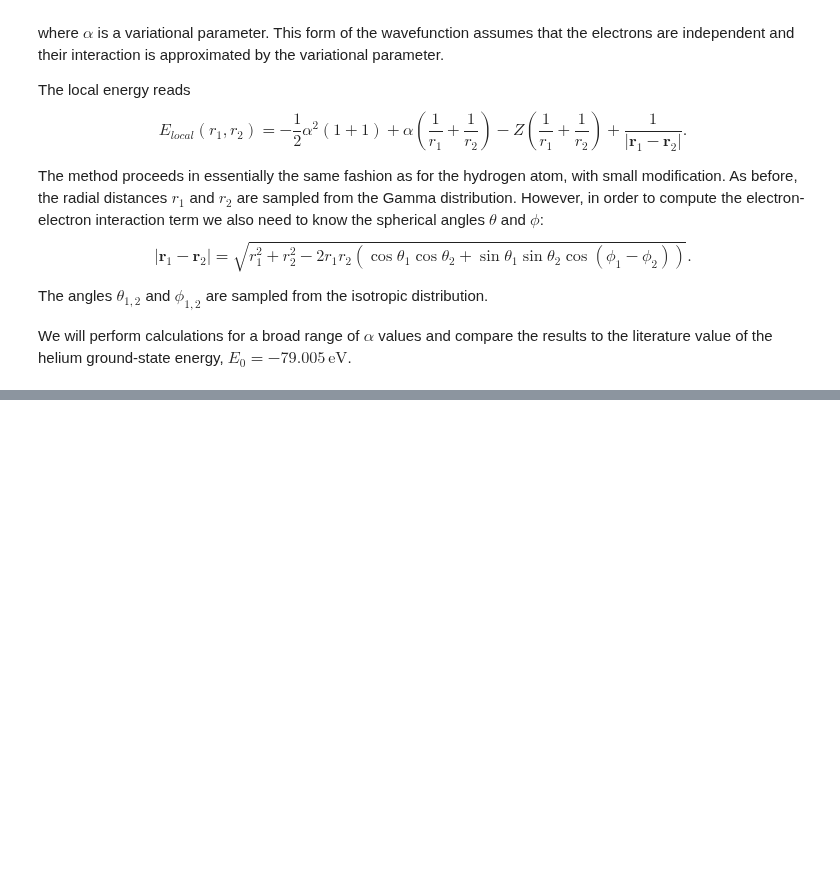
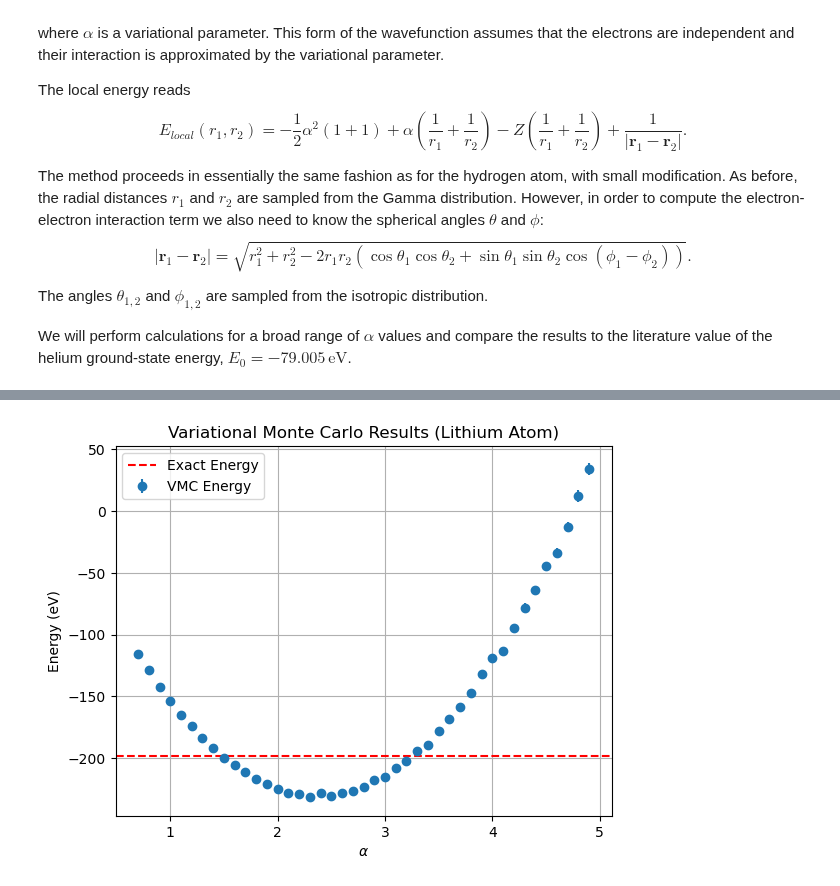
Before and after one commit to vlvovch/PHYS6350-ComputationalPhysics, a Jupyter notebook: code/13_QuantumMechanics/13_VariationalMC.ipynb, the cells around one changed output, grey strips where cells are left out. Cells and saved outputs as stored; diff of their text form; code cells hidden in the pictures; blank space fills up the shorter version.

```diff
--- a/code/13_QuantumMechanics/13_VariationalMC.ipynb
+++ b/code/13_QuantumMechanics/13_VariationalMC.ipynb
@@ -308,0 +309,76 @@ Alpha: 2.8999999999999995, Mean Energy: -1.36015, Variance: 18.75961, Error: 0.0
+# %%
+import numpy as np
+
+# Define the trial wavefunction (not used explicitly in this example)
+def trial_wavefunction_lithium(r1, r2, r3, alpha):
+    return np.exp(-alpha * (r1 + r2 + r3))
+
+# Define the local energy
+def local_energy_lithium(coord1, coord2, coord3, alpha, Z=3):
+    [r1, costh1, ph1] = coord1
+    [r2, costh2, ph2] = coord2
+    [r3, costh3, ph3] = coord3
+    kinetic = -0.5 * alpha**2 * (1 + 1 + 1)  # Two electrons
+    kinetic += (1 / r1 + 1 / r2 + 1 / r3) * alpha
+    potential_nucleus = -Z * (1 / r1 + 1 / r2 + 1 / r3)
+    sinth1 = np.sqrt(1 - costh1**2)
+    sinth2 = np.sqrt(1 - costh2**2)
+    sinth3 = np.sqrt(1 - costh3**2)
+    r12 = np.sqrt(r1**2 + r2**2 - 2 * r1 * r2 * (costh1 * costh2 + sinth1 * sinth2 * np.cos(ph1 - ph2)))
+    r13 = np.sqrt(r1**2 + r3**2 - 2 * r1 * r3 * (costh1 * costh3 + sinth1 * sinth3 * np.cos(ph1 - ph3)))
+    r23 = np.sqrt(r2**2 + r3**2 - 2 * r2 * r3 * (costh2 * costh3 + sinth2 * sinth3 * np.cos(ph2 - ph3)))
+    potential_electron_electron = 1 / r12 + 1 / r13 + 1 / r23
+    return kinetic + potential_nucleus + potential_electron_electron
+
+def sample_coordinates(n_samples):
+    return [
+        [np.random.gamma(shape=3, scale=1/(2.*alpha)),
+            np.random.uniform(-1, 1),
+            np.random.uniform(0, 2*np.pi)]
+            for i in range(n_samples)]
+
+# Variational Monte Carlo for Lithium
+def variational_monte_carlo_lithium(alpha, n_samples):
+    # Sample coordinates (including angles)
+    r1_samples = sample_coordinates(n_samples)
+    r2_samples = sample_coordinates(n_samples)
+    r3_samples = sample_coordinates(n_samples)
+    # Calculate local energies
+    local_energies = [local_energy_lithium(r1, r2, r3, alpha) for r1, r2, r3 in zip(r1_samples, r2_samples, r3_samples)]
+    return np.mean(local_energies), np.var(local_energies), np.std(local_energies) / np.sqrt(n_samples)
+
+
+# Print results
+# Vary alpha and compute energies
+alphas = np.arange(0.7, 5., 0.1)
+n_samples = 10000
+
+energies = []
+errors = []
+
+# Print results
+for alpha in alphas:
+    # Run VMC
+    mean_energy, variance, error = variational_monte_carlo_lithium(alpha, n_samples)
+    # Append
+    energies.append(mean_energy)
+    errors.append(error)
+    # Print results
+    print(f'Alpha: {alpha}, Mean Energy: {mean_energy:.5f}, Variance: {variance:.5f}, Error: {error:.5f}')
+
+# Units (convert to eV)
+energies = np.array(energies) * rydberg_energy * 2
+errors = np.array(errors) * rydberg_energy * 2
+lithium_GS_literature = -198.09  # He ground state energy in eV
+
+# Plotting the results
+import matplotlib.pyplot as plt
+plt.errorbar(alphas, energies, yerr=errors, fmt='o', label='VMC Energy')
+plt.axhline(y=lithium_GS_literature, color='r', linestyle='--', label='Exact Energy')
+plt.xlabel('${\\alpha}$')
+plt.ylabel('Energy (eV)')
+plt.title('Variational Monte Carlo Results (Lithium Atom)')
+plt.legend()
+plt.grid()
+plt.show()
+# %% [output]
@@ -308,0 +402 @@ Alpha: 2.8999999999999995, Mean Energy: -1.36015, Variance: 18.75961, Error: 0.0
+[figure, added]
```
Also changed, not shown: parts of 3 cells of this notebook, 8 other files.
